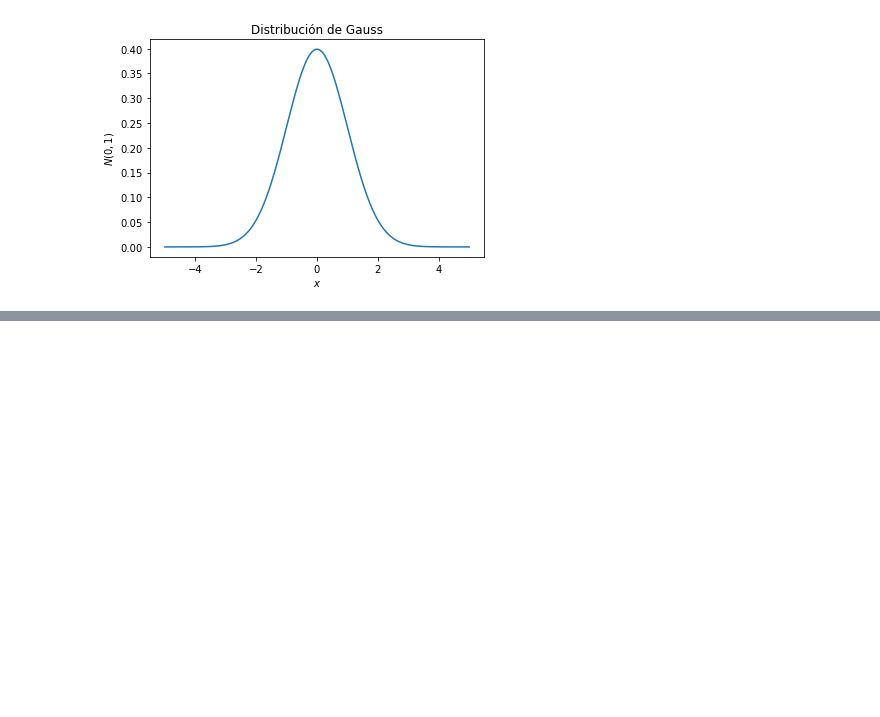
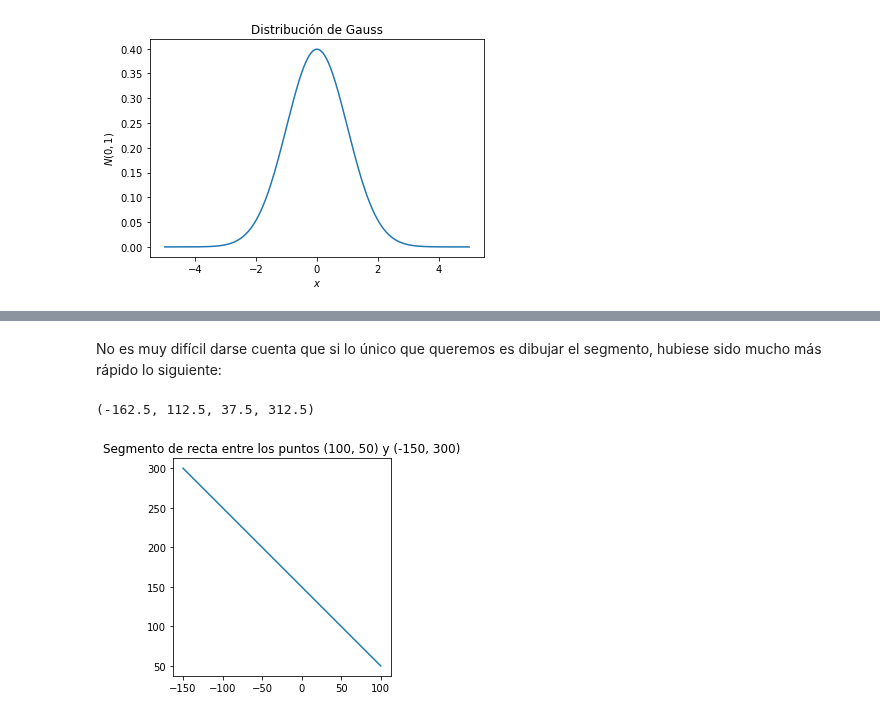
Before and after one commit to TRESPADERNE/fund_prog_python, a Jupyter notebook: notebooks/08_Introduccion_a_Matplotlib/Introduccion_a_Matplotlib.ipynb, the cells around one changed output, grey strips where cells are left out. Cells and saved outputs as stored; diff of their text form; code cells hidden in the pictures; blank space fills up the shorter version.

```diff
--- a/notebooks/08_Introduccion_a_Matplotlib/Introduccion_a_Matplotlib.ipynb
+++ b/notebooks/08_Introduccion_a_Matplotlib/Introduccion_a_Matplotlib.ipynb
@@ -259,0 +320,15 @@ Text(0, 0.5, '$N(0,1)$')
+# %% [markdown]
+No es muy difícil darse cuenta que si lo único que queremos es dibujar el segmento, hubiese sido mucho más rápido lo siguiente:
+# %%
+# Dibujando manualmente un segmento de recta
+import matplotlib.pyplot as plt
+
+p1 = (100, 50)  # Utilizamos una tupla, aunque podría usarse otro contenedor
+p2 = (-150, 300)  # Utilizamos una tupla, aunque podría usarse otro contenedor
+
+plt.plot((p1[0], p2[0]), (p1[1], p2[1]))
+plt.title('Segmento de recta entre los puntos {} y {}'.format(p1, p2))
+plt.axis('scaled')  # Esta orden hace que la escala de ambos ejes sea la misma
+# %% [output]
+(-162.5, 112.5, 37.5, 312.5)
+[figure, added]
```
Also changed, not shown: parts of 13 cells of this notebook, 33 other files.
